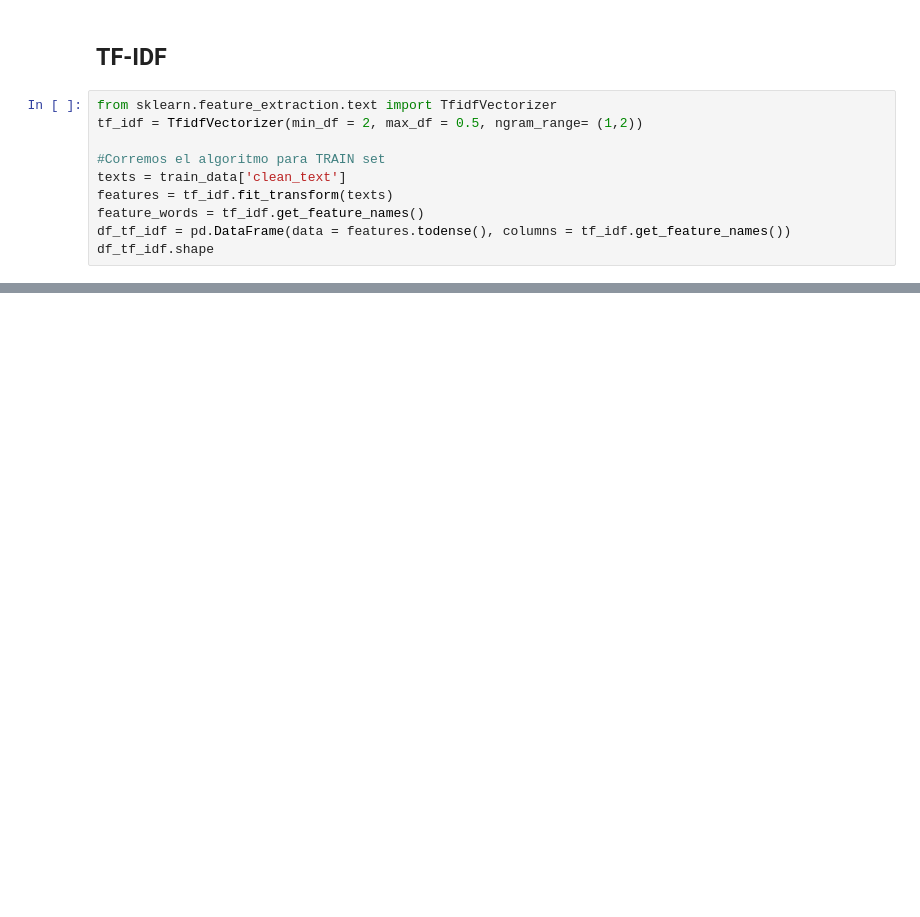
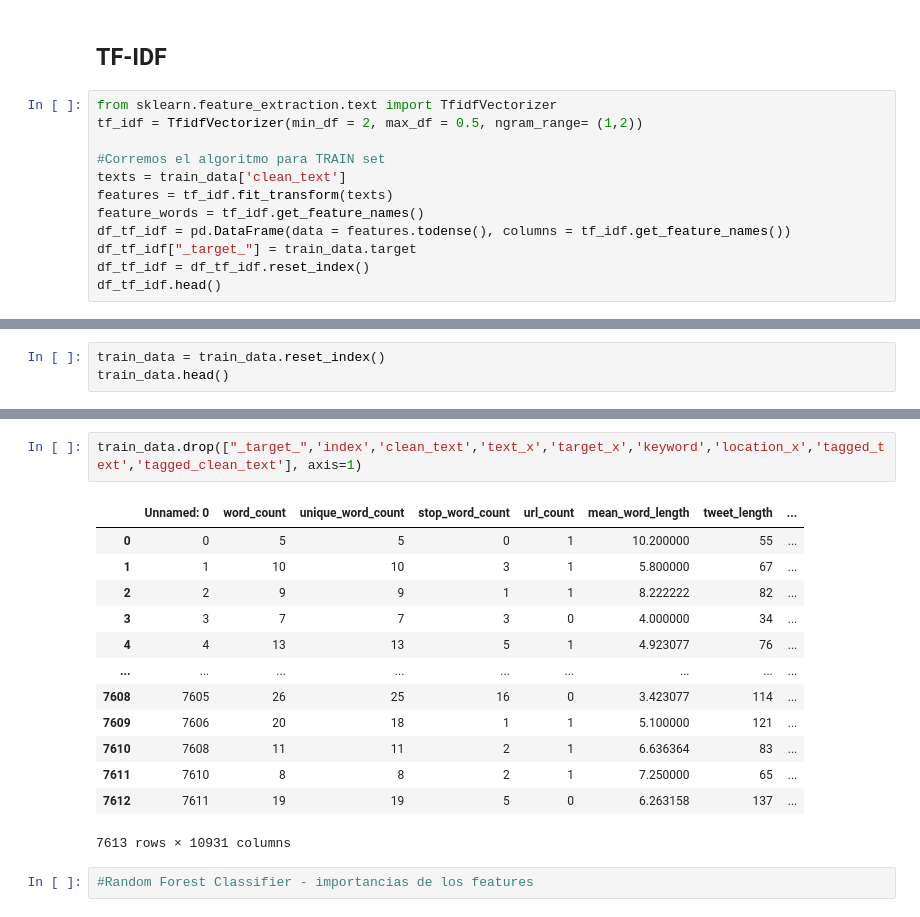
Before and after one commit to tomifarall/Orga-Datos-Tp2, a Jupyter notebook: feature_importance.ipynb, the cells around one changed output, grey strips where cells are left out. Saved outputs shown, nothing was run; the diff lists cells and outputs as text; blank space fills up the shorter version.

```diff
--- a/feature_importance.ipynb
+++ b/feature_importance.ipynb
@@ -283,5 +364,7 @@ texts = train_data['clean_text']
 features = tf_idf.fit_transform(texts)
 feature_words = tf_idf.get_feature_names()
 df_tf_idf = pd.DataFrame(data = features.todense(), columns = tf_idf.get_feature_names())
-df_tf_idf.shape
+df_tf_idf["_target_"] = train_data.target
+df_tf_idf = df_tf_idf.reset_index()
+df_tf_idf.head()
 # %% [output]
@@ -347,0 +398,3 @@ test.head()
+# %%
+train_data = train_data.reset_index()
+train_data.head()
@@ -347,0 +440,18 @@ test.head()
+# %%
+train_data.drop(["_target_",'index','clean_text','text_x','target_x','keyword','location_x','tagged_text','tagged_clean_text'], axis=1)
+# %% [output]
+|  | Unnamed: 0 | word_count | unique_word_count | stop_word_count | url_count | mean_word_length | tweet_length | ... |
+| 0 | 0 | 5 | 5 | 0 | 1 | 10.200000 | 55 | ... |
+| 1 | 1 | 10 | 10 | 3 | 1 | 5.800000 | 67 | ... |
+| 2 | 2 | 9 | 9 | 1 | 1 | 8.222222 | 82 | ... |
+| 3 | 3 | 7 | 7 | 3 | 0 | 4.000000 | 34 | ... |
+| 4 | 4 | 13 | 13 | 5 | 1 | 4.923077 | 76 | ... |
+| ... | ... | ... | ... | ... | ... | ... | ... | ... |
+| 7608 | 7605 | 26 | 25 | 16 | 0 | 3.423077 | 114 | ... |
+| 7609 | 7606 | 20 | 18 | 1 | 1 | 5.100000 | 121 | ... |
+| 7610 | 7608 | 11 | 11 | 2 | 1 | 6.636364 | 83 | ... |
+| 7611 | 7610 | 8 | 8 | 2 | 1 | 7.250000 | 65 | ... |
+| 7612 | 7611 | 19 | 19 | 5 | 0 | 6.263158 | 137 | ... |
+7613 rows × 10931 columns
+# %%
+#Random Forest Classifier - importancias de los features
```
Also changed, not shown: parts of 30 cells of this notebook.
